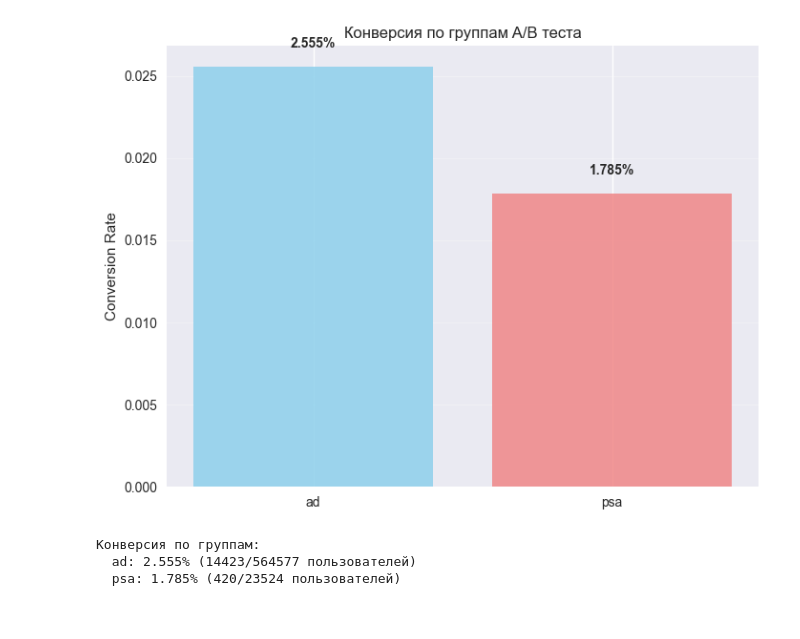
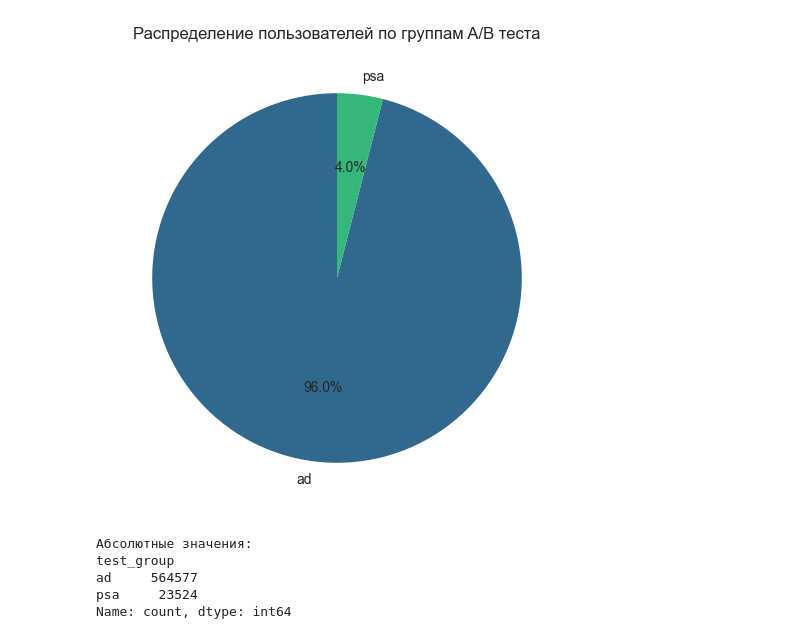
Before and after one commit to zh0rchik/ab-analytics-pipeline, a Jupyter notebook: notebooks/01_eda.ipynb, the cells around one changed output. Drawn from its saved outputs; the diff is of its cells as text; code cells hidden in the pictures.

```diff
--- a/notebooks/01_eda.ipynb
+++ b/notebooks/01_eda.ipynb
@@ -49,6 +39,15 @@ INFO:data_loader:Валидация данных пройдена
 # %%
-# Ячейка 3: Детальный анализ данных
-print("\n ДЕТАЛЬНЫЙ АНАЛИЗ ДАННЫХ:")
-print("Первые 5 строк после обработки:")
-df.head()
+# --- Ячейка 3: Загрузка данных ---
+DATA_PATH = '../data/raw/marketing_AB.csv'
+
+loader = DataLoader(DATA_PATH)
+df = loader.load_and_prepare_data()
+
+# Вызов исправленного метода
+basic_info = loader.get_info() # <--- ОШИБКИ БОЛЬШЕ НЕТ
+
+print("ИНФОРМАЦИЯ О ПОДГОТОВЛЕННЫХ ДАННЫХ:")
+print(f"Размер данных: {basic_info['shape']}")
+print(f"Использование памяти: {basic_info['memory_usage_mb']:.2f} MB")
+print(f"Колонки: {basic_info['columns']}")
 # %% [output]
@@ -107,28 +107,18 @@ for group, count in group_counts.items():
 # %%
-# Ячейка 4.2: Конверсия по группам
-plt.figure(figsize=(8, 6))
-conversion_by_group = df.groupby('test_group')['converted'].mean()
-bars = plt.bar(conversion_by_group.index, conversion_by_group.values,
-               color=['skyblue', 'lightcoral'], alpha=0.8)
+# --- Ячейка 7: Распределение по группам ---
+group_counts = df['test_group'].value_counts()
 
-plt.title('Конверсия по группам A/B теста')
-plt.ylabel('Conversion Rate')
-plt.grid(axis='y', alpha=0.3)
-
-# Добавляем значения на столбцы
-for bar, value in zip(bars, conversion_by_group.values):
-    plt.text(bar.get_x() + bar.get_width()/2, bar.get_height() + 0.001,
-             f'{value:.3%}', ha='center', va='bottom', fontweight='bold')
-
+fig, ax = plt.subplots(figsize=(8, 6))
+ax.pie(group_counts, labels=group_counts.index, autopct='%1.1f%%',
+       startangle=90, colors=sns.color_palette("viridis", 2))
+ax.set_title('Распределение пользователей по группам A/B теста')
 plt.show()
 
-print("\nКонверсия по группам:")
-for group, rate in conversion_by_group.items():
-    converted_count = df[df['test_group'] == group]['converted'].sum()
-    total_count = len(df[df['test_group'] == group])
-    print(f"  {group}: {rate:.3%} ({converted_count}/{total_count} пользователей)")
+print(f"Абсолютные значения:\n{group_counts}")
 # %% [output]
-[figure, old version]
+[figure, new version]
-Конверсия по группам:
-  ad: 2.555% (14423/564577 пользователей)
-  psa: 1.785% (420/23524 пользователей)
+Абсолютные значения:
+test_group
+ad     564577
+psa     23524
+Name: count, dtype: int64
```
Also changed, not shown: parts of 17 cells of this notebook.
